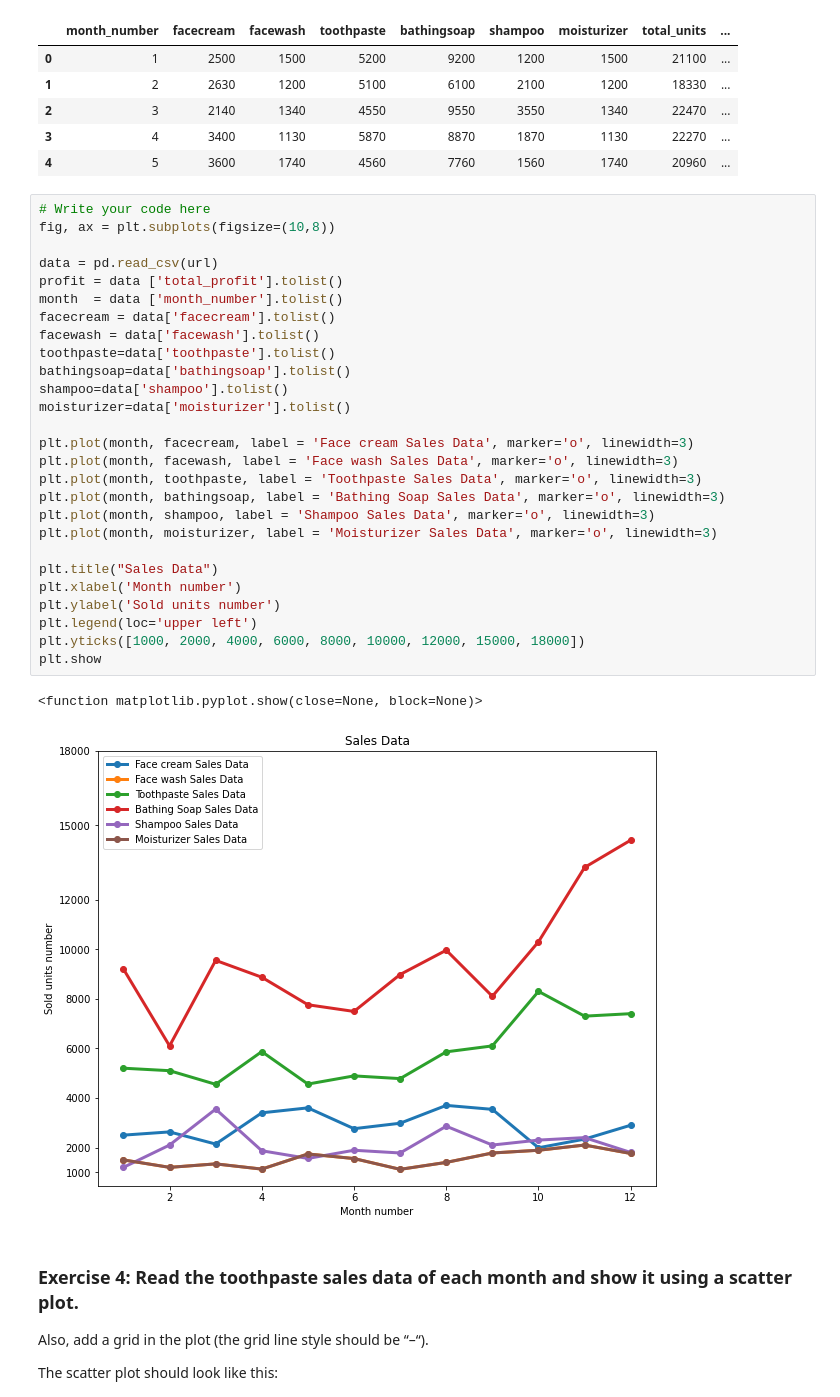
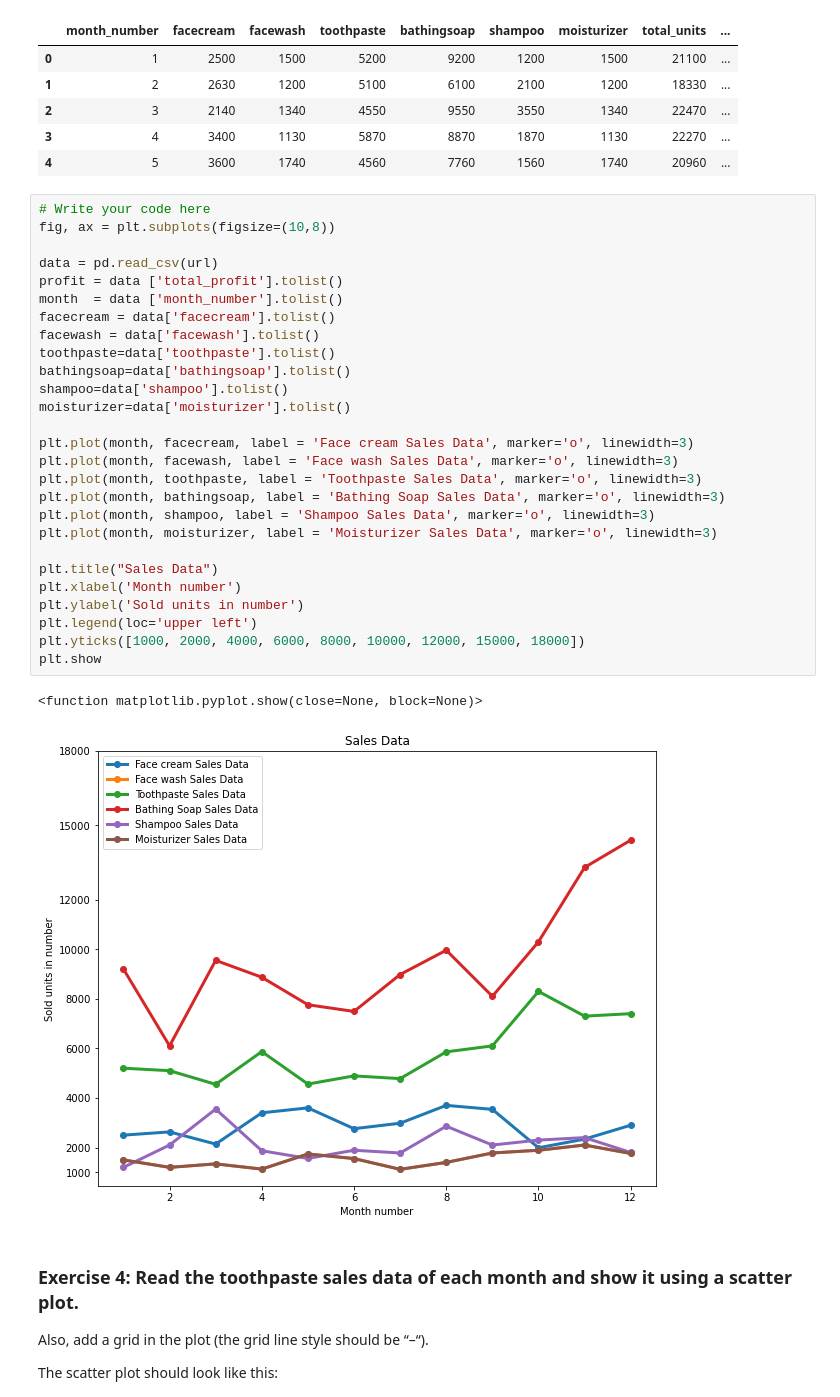
Before and after one commit to fbulbulov/AISpring-exercises, a Jupyter notebook: M1/d10_Matplotlib/Matplotlib_exercises.ipynb, the cells around one changed output. Cells and saved outputs as stored; diff of their text form.

```diff
--- a/M1/d10_Matplotlib/Matplotlib_exercises.ipynb
+++ b/M1/d10_Matplotlib/Matplotlib_exercises.ipynb
@@ -86,33 +86,33 @@ data.head()
 # %%
 # Write your code here
 fig, ax = plt.subplots(figsize=(10,8))
 
 data = pd.read_csv(url)
 profit = data ['total_profit'].tolist()
 month  = data ['month_number'].tolist()
 facecream = data['facecream'].tolist()
 facewash = data['facewash'].tolist()
 toothpaste=data['toothpaste'].tolist()
 bathingsoap=data['bathingsoap'].tolist()
 shampoo=data['shampoo'].tolist()
 moisturizer=data['moisturizer'].tolist()
 
 plt.plot(month, facecream, label = 'Face cream Sales Data', marker='o', linewidth=3)
 plt.plot(month, facewash, label = 'Face wash Sales Data', marker='o', linewidth=3)
 plt.plot(month, toothpaste, label = 'Toothpaste Sales Data', marker='o', linewidth=3)
 plt.plot(month, bathingsoap, label = 'Bathing Soap Sales Data', marker='o', linewidth=3)
 plt.plot(month, shampoo, label = 'Shampoo Sales Data', marker='o', linewidth=3)
 plt.plot(month, moisturizer, label = 'Moisturizer Sales Data', marker='o', linewidth=3)
 
 plt.title("Sales Data")
 plt.xlabel('Month number')
-plt.ylabel('Sold units number')
+plt.ylabel('Sold units in number')
 plt.legend(loc='upper left')
 plt.yticks([1000, 2000, 4000, 6000, 8000, 10000, 12000, 15000, 18000])
 plt.show
 # %% [output]
 <function matplotlib.pyplot.show(close=None, block=None)>
-[figure, old version]
+[figure, new version]
 # %% [markdown]
 ### Exercise 4: Read the toothpaste sales data of each month and show it using a scatter plot.
 Also, add a grid in the plot (the grid line style should be “–“).
```
Also changed, not shown: parts of 2 cells of this notebook.
